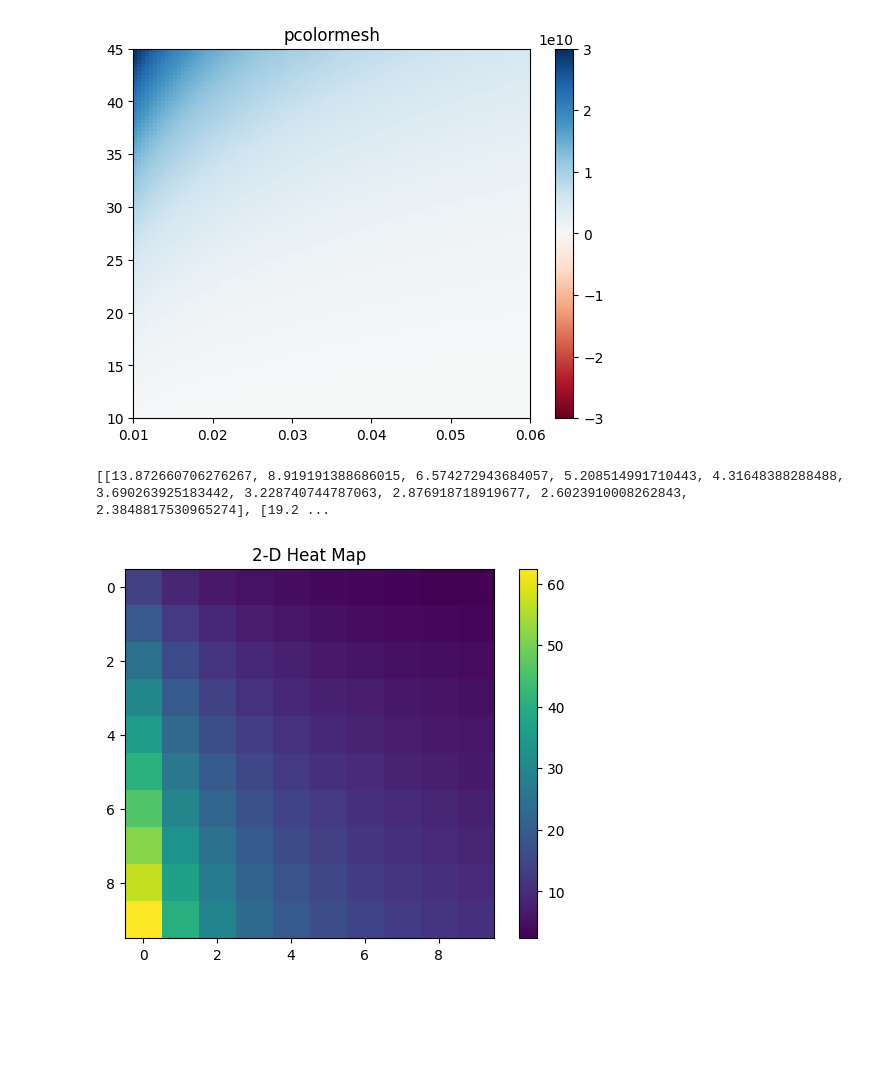
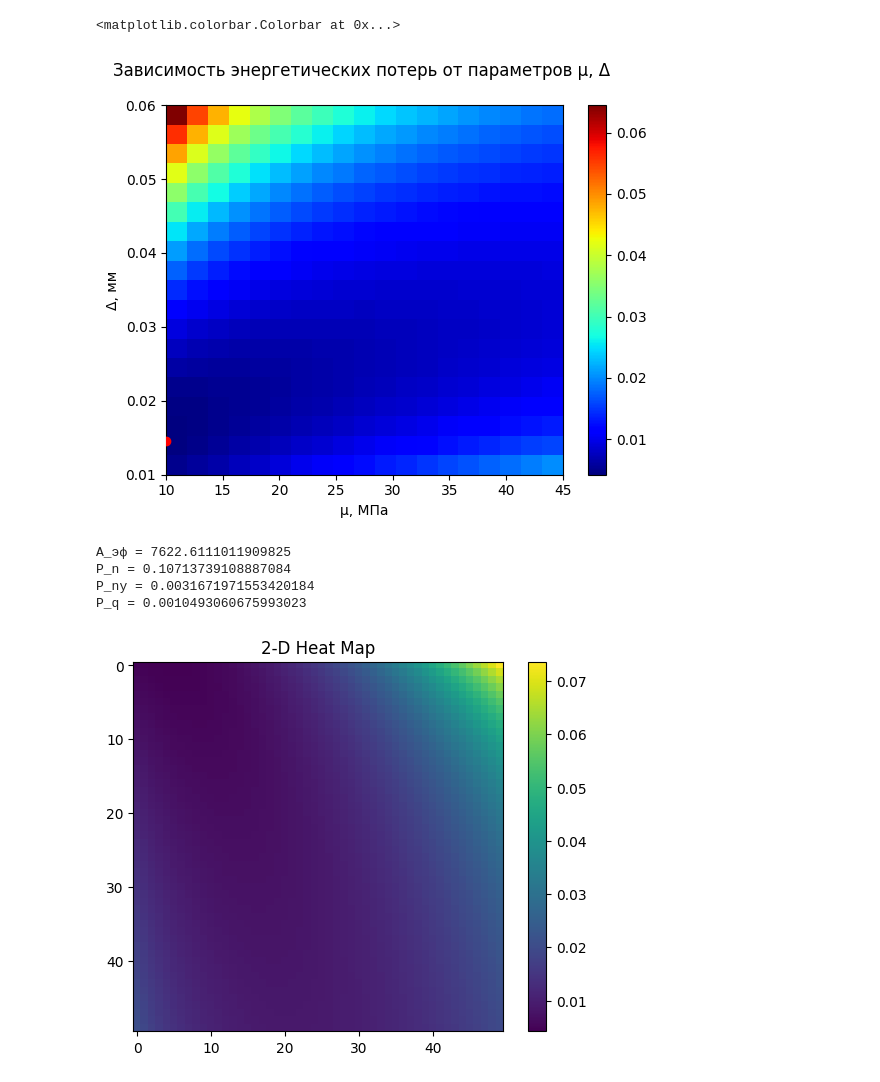
Before and after one commit to klikest/Work-Programms, a Jupyter notebook: Study/Color_map KOMPIR.ipynb, the cells around one changed output. Cells and saved outputs as stored; diff of their text form; code cells hidden in the pictures; blank space fills up the shorter version.

```diff
--- a/Study/Color_map KOMPIR.ipynb
+++ b/Study/Color_map KOMPIR.ipynb
@@ -18,7 +18,7 @@ P_n = P/A_ef * ((2*0.35)/0.3)
 
 
 def P_ny(ny, delta):
-    return 0.055 * 10**-16 * ny * D**3 * (n**2/delta)*(pi*L - 2*l*teta)
+    return 0.055 * 10**-16 * ny * D**3 * (n/delta)*(pi*L - 2*l*teta)
 
 
 def P_q(ny, delta):
@@ -26,28 +26,32 @@ def P_q(ny, delta):
     return 10**-3 * Q * P_n
 
 # generate 2 2d grids for the x & y bounds
-y, x = np.meshgrid(np.linspace(10, 45, 100), np.linspace(0.01, 0.06, 100))
+x, y = np.meshgrid(np.linspace(10, 45, 20), np.linspace(0.01, 0.06, 20))
 
 z = (P_ny(x, y) + P_q(x, y))
 # x and y are bounds, so z should be the value *inside* those bounds.
 # Therefore, remove the last value from the z array.
 z = z[:-1, :-1]
-z_min, z_max = -np.abs(z).max(), np.abs(z).max()
+z_min, z_max = np.abs(z).min(), np.abs(z).max()
 
 fig, ax = plt.subplots()
 
-c = ax.pcolormesh(x, y, z, cmap='RdBu', vmin=z_min, vmax=z_max)
-ax.set_title('pcolormesh')
-# set the limits of the plot to the limits of the data
+c = ax.pcolormesh(x, y, z, cmap='jet', vmin=z_min, vmax=z_max)
+ax.set_title('Зависимость энергетических потерь от параметров μ, Δ \n')
+ax.set_xlabel("μ, МПа")
+ax.set_ylabel("Δ, мм")
+ax.scatter(10, 0.0146182019168059 , color="red", zorder=10)
 ax.axis([x.min(), x.max(), y.min(), y.max()])
 fig.colorbar(c, ax=ax)
 
-plt.show()
+#plt.show()
 # %% [output]
+<matplotlib.colorbar.Colorbar at 0x...>
-[figure, old version]
+[figure, new version]
 # %%
 import numpy as np
 import matplotlib.pyplot as plt
+
 
 
 D=110
@@ -59,42 +63,48 @@ P = 350
 n = 3000
 
 A_ef = D*(l+l_0) * sin(pi/4)
-
-
 P_n = P/A_ef * ((2*0.35)/0.3)
 
+print("А_эф =", A_ef)
+print("P_n =", P_n)
 
 def P_ny(ny, delta):
-    return 0.055 * 10**-16 * ny * D**3 * (n**2/delta)*(pi*L - 2*l*teta)
+    return (0.055* (10**-16)) * ny*(D**3) * ((n)/delta) * ((pi*L)-(2*l*teta))
 
 
 def P_q(ny, delta):
     Q = 1.02 * 10**7 * ((P_n * delta**3 * pi * D )/(ny*l_0))
     return 10**-3 * Q * P_n
 
 def P_summ(ny, delta):
     return P_q(ny, delta) + P_ny(ny, delta)
 
 
 data = []
 
 
-ny = np.linspace(10, 45, 10)
-delta = np.linspace(0.01, 0.06, 10)
+ny = np.linspace(10, 45, 50)
+delta = np.linspace(0.01, 0.06, 50)
 
 for i in ny:
     slice = []
     for j in delta:
         slice.append(P_summ(i, j))
     data.append(slice)
 
-print(data)
+
+
+print("P_ny =", P_ny(10,0.0146))
+print("P_q =", P_q(10,0.0146))
 
 plt.imshow( data )
 
 plt.title( "2-D Heat Map" )
 plt.colorbar()
 plt.show()
 # %% [output]
-[[13.872660706276267, 8.919191388686015, 6.574272943684057, 5.208514991710443, 4.31648388288488, 3.690263925183442, 3.228740744787063, 2.876918718919677, 2.6023910008262843, 2.3848817530965274], [19.2 ...
+А_эф = 7622.6111011909825
+P_n = 0.10713739108887084
+P_ny = 0.0031671971553420184
+P_q = 0.0010493060675993023
-[figure, old version]
+[figure, new version]
```
Also changed, not shown: parts of 2 cells of this notebook.
